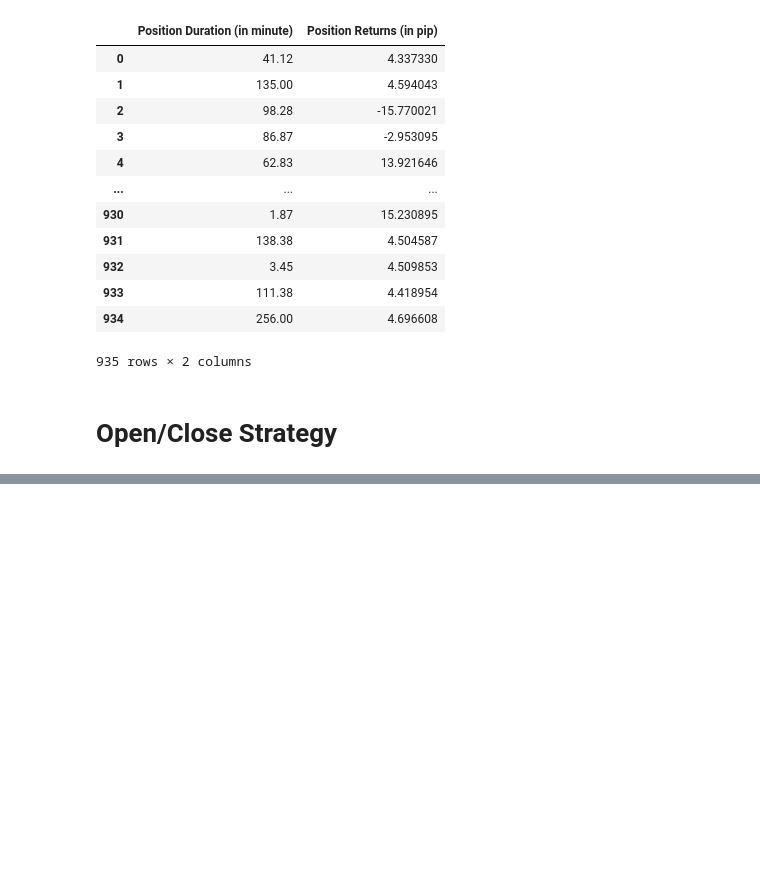
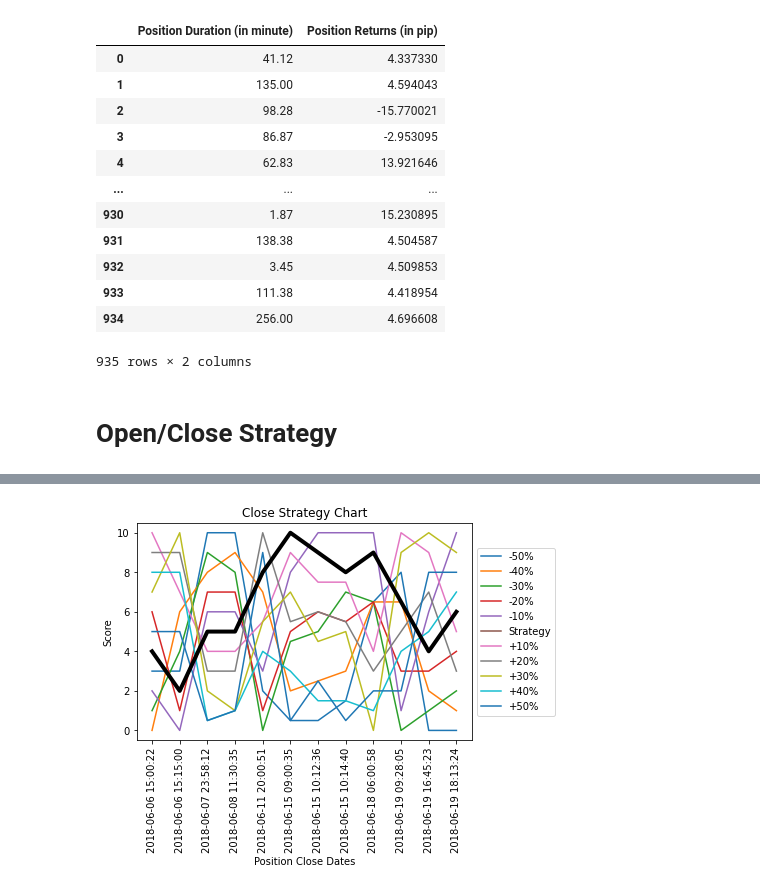
Before and after one commit to adaji/TraderEvaluation, a Jupyter notebook: TestNote.ipynb, the cells around one changed output, grey strips where cells are left out. Drawn from its saved outputs; the diff is of its cells as text; code cells hidden in the pictures; blank space fills up the shorter version.

```diff
--- a/TestNote.ipynb
+++ b/TestNote.ipynb
@@ -309,0 +158,4 @@ plt.show()
+# %%
+os_cs.plot_close_strategy
+# %% [output]
+[figure, added]
```
Also changed, not shown: parts of 33 cells of this notebook, 1 other file.
